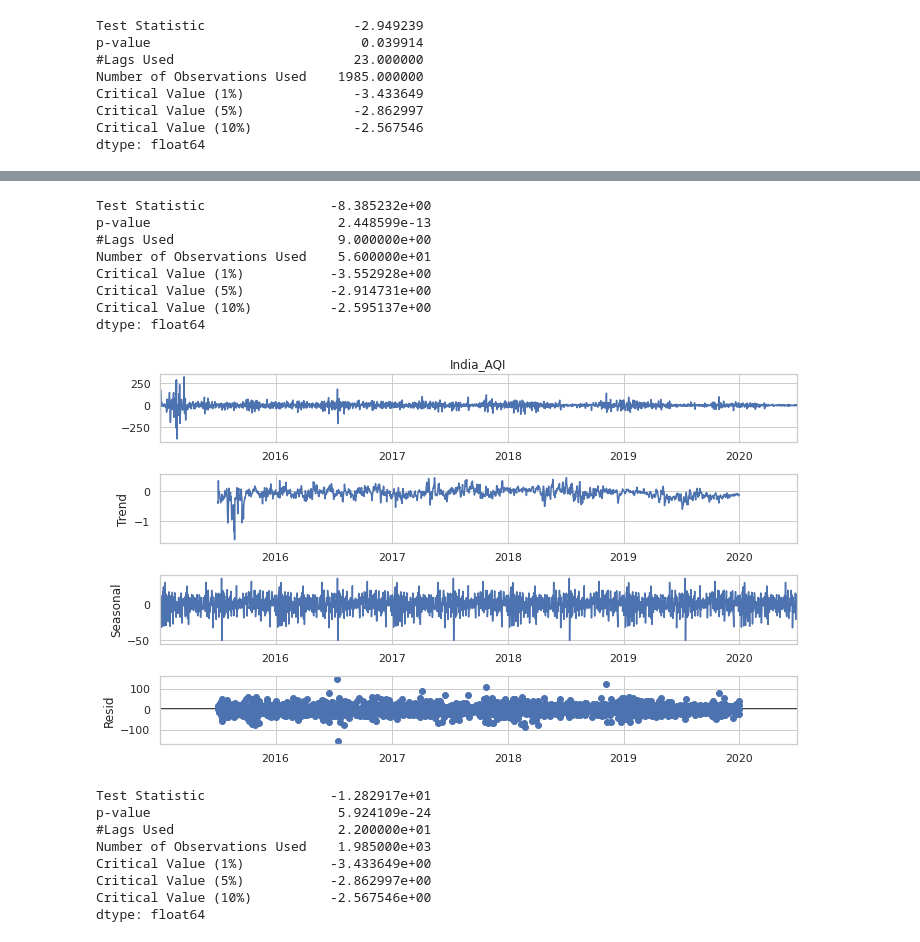
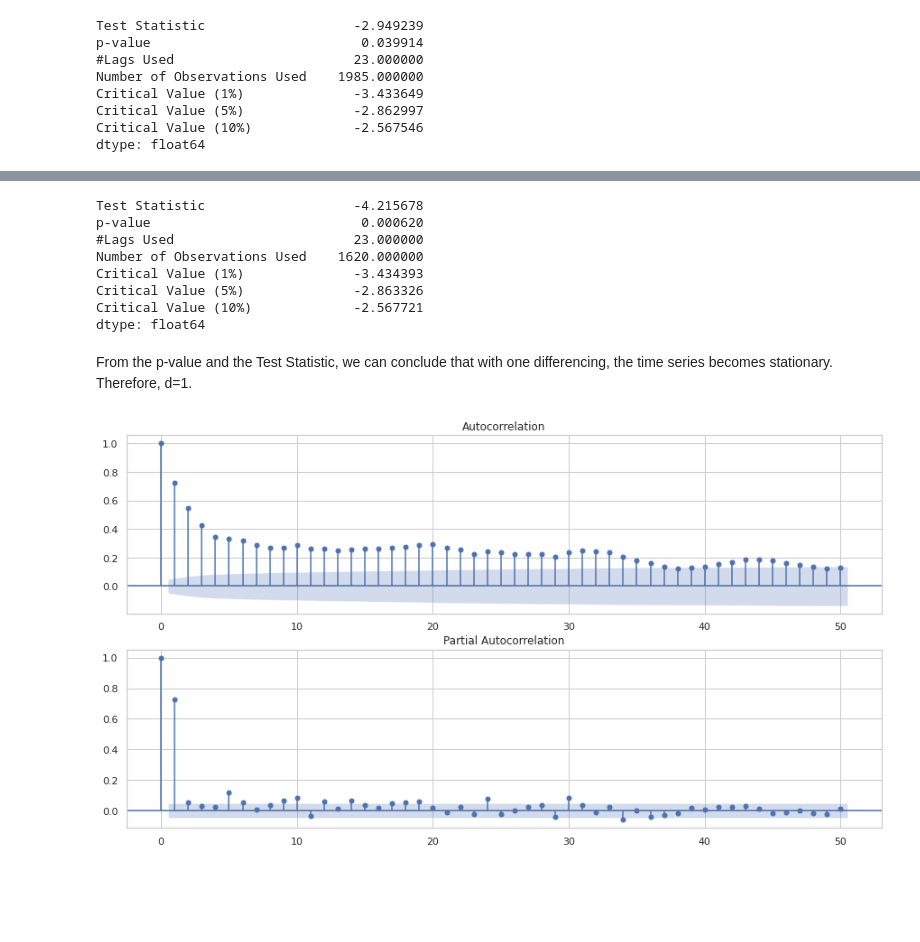
Before and after one commit to Aishwarya-Sarkar/Analysing-and-Forecasting-India-s-AQI, a Jupyter notebook: Time series analysis + Forecasting.ipynb, the cells around one changed output, grey strips where cells are left out. Cells and saved outputs as stored; diff of their text form; code cells hidden in the pictures; blank space fills up the shorter version.

```diff
--- a/Time series analysis + Forecasting.ipynb
+++ b/Time series analysis + Forecasting.ipynb
@@ -114,39 +120,26 @@ fig = seasonal_decompose(diff, model='additive', freq=365).plot()
 # %%
-dftest = adfuller(diff, autolag='AIC')
+dftest = adfuller(diff)
 dfoutput = pd.Series(dftest[0:4], index=['Test Statistic','p-value','#Lags Used','Number of Observations Used'])
 for key,value in dftest[4].items():
     dfoutput['Critical Value (%s)'%key] = value
 dfoutput
 # %% [output]
-Test Statistic                -8.385232e+00
-p-value                        2.448599e-13
-#Lags Used                     9.000000e+00
-Number of Observations Used    5.600000e+01
-Critical Value (1%)           -3.552928e+00
-Critical Value (5%)           -2.914731e+00
-Critical Value (10%)          -2.595137e+00
+Test Statistic                   -4.215678
+p-value                           0.000620
+#Lags Used                       23.000000
+Number of Observations Used    1620.000000
+Critical Value (1%)              -3.434393
+Critical Value (5%)              -2.863326
+Critical Value (10%)             -2.567721
 dtype: float64
-# %%
-diff = cities_all['India_AQI'].diff(1)
-diff.dropna(inplace=True)
-fig = seasonal_decompose(diff, model='additive', freq=365).plot()
-# %% [output]
-[figure, removed]
-# %%
-dftest = adfuller(diff, autolag='AIC')
-dfoutput = pd.Series(dftest[0:4], index=['Test Statistic','p-value','#Lags Used','Number of Observations Used'])
-for key,value in dftest[4].items():
-    dfoutput['Critical Value (%s)'%key] = value
-dfoutput
-# %% [output]
-Test Statistic                -1.282917e+01
-p-value                        5.924109e-24
-#Lags Used                     2.200000e+01
-Number of Observations Used    1.985000e+03
-Critical Value (1%)           -3.433649e+00
-Critical Value (5%)           -2.862997e+00
-Critical Value (10%)          -2.567546e+00
-dtype: float64
+# %% [markdown]
+From the p-value and the Test Statistic, we can conclude that with one differencing, the time series becomes stationary. Therefore, d=1.
+# %%
+fig, ax = plt.subplots(2,figsize=(15, 8))
+ax[0] = plot_acf(diff, lags=50, ax=ax[0])
+ax[1] = plot_pacf(diff, lags=50, ax=ax[1])
+# %% [output]
+[figure, added]
 # %%
 !pip install pmdarima;
 from pmdarima import auto_arima;
```
Also changed, not shown: parts of 9 cells of this notebook.
